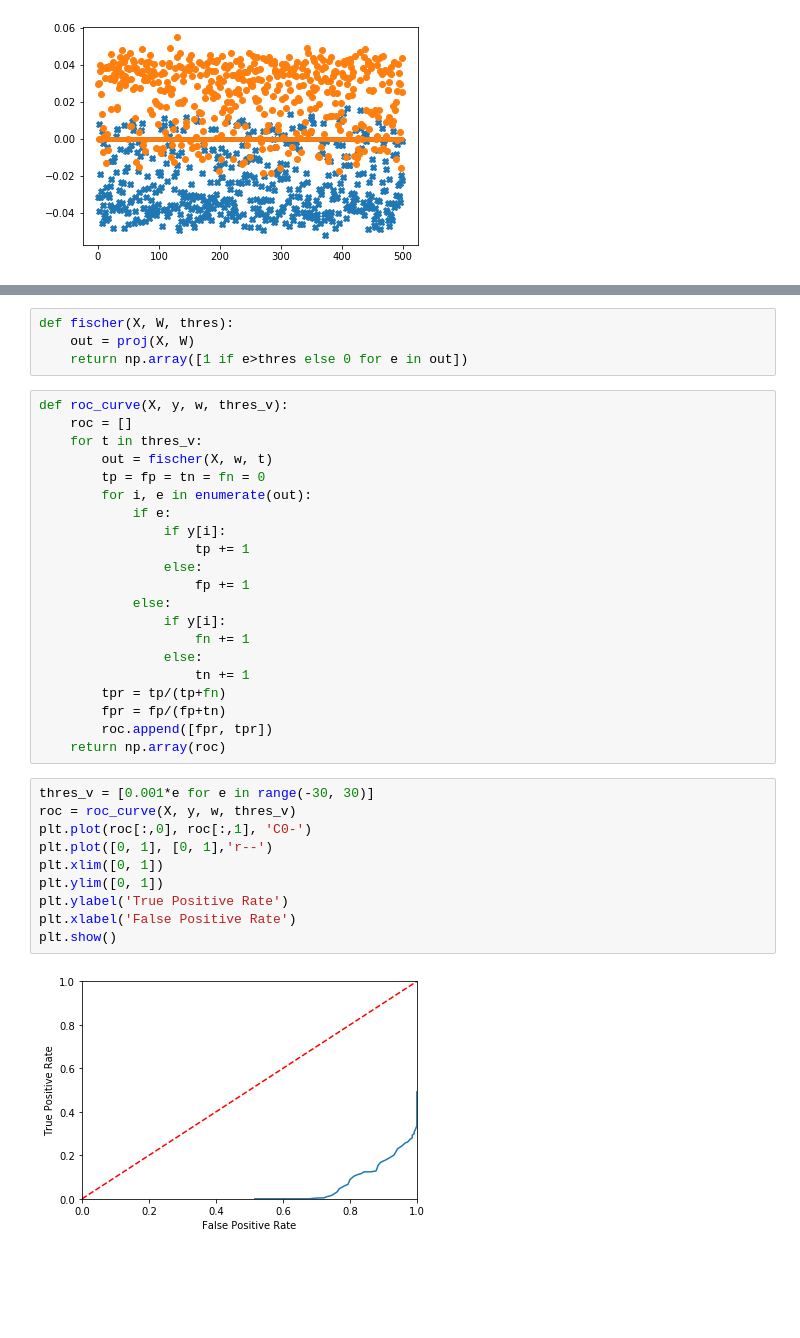
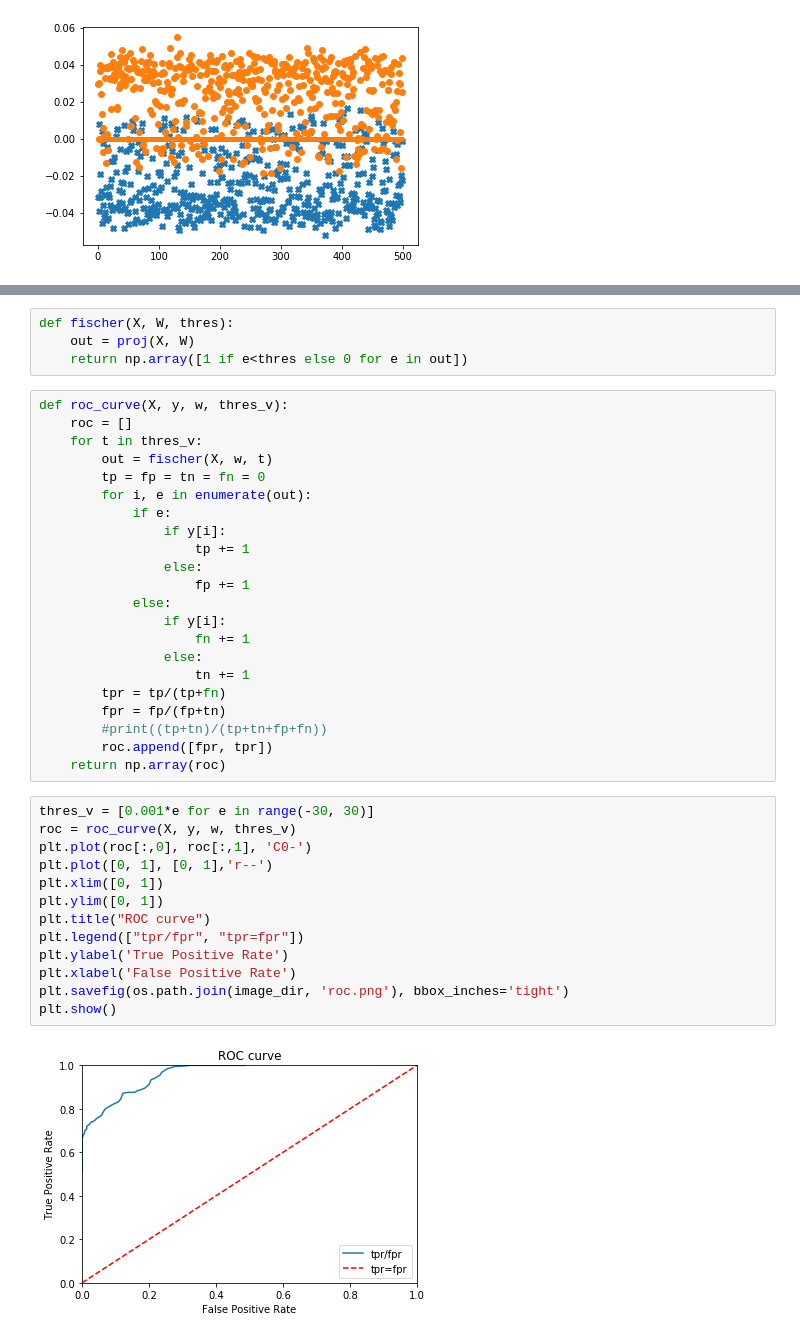
Before and after one commit to RafaelGoncalves8/machine-learning, a Jupyter notebook: 2-linear-classification/deliver/EFC2 - Linear classificartion.ipynb, the cells around one changed output, grey strips where cells are left out. Cells and saved outputs as stored; diff of their text form; blank space fills up the shorter version.

```diff
--- a/2-linear-classification/deliver/EFC2 - Linear classificartion.ipynb
+++ b/2-linear-classification/deliver/EFC2 - Linear classificartion.ipynb
@@ -133,7 +134,7 @@ plt.show()
 # %%
 def fischer(X, W, thres):
     out = proj(X, W)
-    return np.array([1 if e>thres else 0 for e in out])
+    return np.array([1 if e<thres else 0 for e in out])
 # %%
 def roc_curve(X, y, w, thres_v):
     roc = []
@@ -153,17 +154,21 @@ def roc_curve(X, y, w, thres_v):
                     tn += 1
         tpr = tp/(tp+fn)
         fpr = fp/(fp+tn)
+        #print((tp+tn)/(tp+tn+fp+fn))
         roc.append([fpr, tpr])
     return np.array(roc)
 # %%
 thres_v = [0.001*e for e in range(-30, 30)]
 roc = roc_curve(X, y, w, thres_v)
 plt.plot(roc[:,0], roc[:,1], 'C0-')
 plt.plot([0, 1], [0, 1],'r--')
 plt.xlim([0, 1])
 plt.ylim([0, 1])
+plt.title("ROC curve")
+plt.legend(["tpr/fpr", "tpr=fpr"])
 plt.ylabel('True Positive Rate')
 plt.xlabel('False Positive Rate')
+plt.savefig(os.path.join(image_dir, 'roc.png'), bbox_inches='tight')
 plt.show()
 # %% [output]
-[figure, old version]
+[figure, new version]
```
Also changed, not shown: parts of 1 cell of this notebook, 4 other files.
